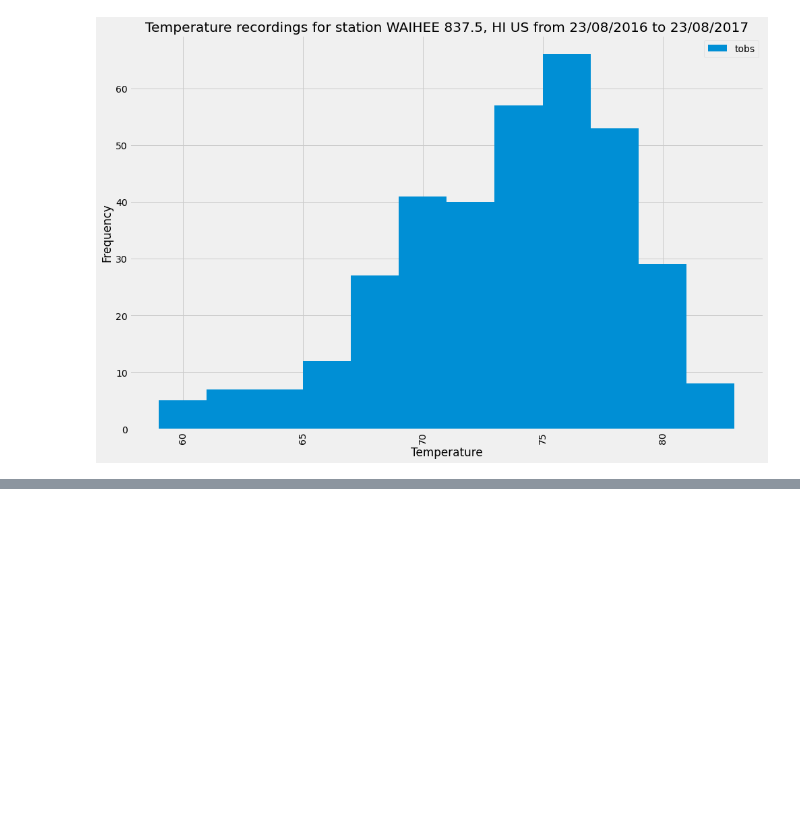
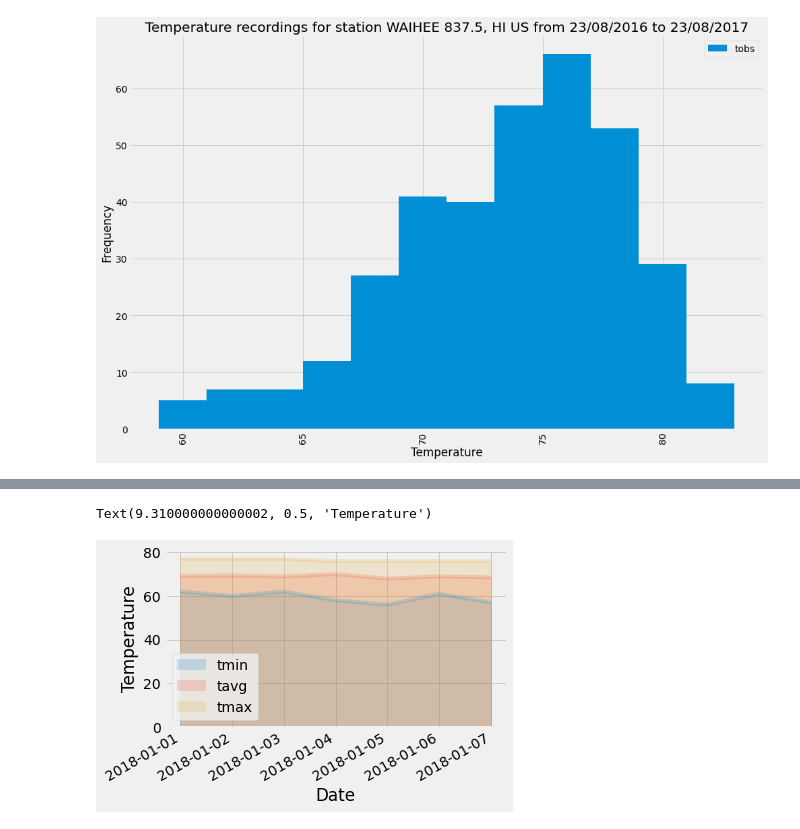
Before and after one commit to catherinesloan/sqlalchemy-challenge, a Jupyter notebook: climate_analysis.ipynb, the cells around one changed output, grey strips where cells are left out. Saved outputs shown, nothing was run; the diff lists cells and outputs as text; code cells hidden in the pictures; blank space fills up the shorter version.

Commit message:
pushing up bonus

```diff
--- a/climate_analysis.ipynb
+++ b/climate_analysis.ipynb
@@ -442,11 +622,19 @@ daily_normals("01-01")
 # %%
-# calculate the daily normals for your trip
-# push each tuple of calculations into a list called `normals`
+# Calculating the daily normals - pushing each tuple of calculations into a list called `normals`
 
 # Set the start and end date of the trip
+trip_start = '2018-01-01'
+trip_end = '2018-01-07'
 
-# Use the start and end date to create a range of dates
+# Using the start and end date to create a range of dates
+trip_dates = pd.date_range(trip_start, trip_end, freq='D')
 
-# Stip off the year and save a list of %m-%d strings
+# Saving a list of %m-%d strings
+trip_month_day = trip_dates.strftime('%m-%d')
 
-# Loop through the list of %m-%d strings and calculate the normals for each date
+# Looping through the list of %m-%d strings and calculating the normals for each date
+normals = []
+for date in trip_month_day:
+    normals.append(*daily_normals(date))
+
+normals
@@ -453,2 +649,6 @@ daily_normals("01-01")
 # %%
-# Load the previous query results into a Pandas DataFrame and add the `trip_dates` range as the `date` index
+# Loading the previous query results into a Pandas DataFrame and adding the `trip_dates` range as the `date` index
+df = pd.DataFrame(normals, columns=['tmin', 'tavg', 'tmax'])
+df['date'] = trip_dates
+df.set_index(['date'],inplace=True)
+df.head()
@@ -455,2 +663,9 @@ daily_normals("01-01")
 # %%
-# Plot the daily normals as an area plot with `stacked=False`
+ # Plotting the daily normals as an area plot with `stacked=False`
+df.plot(kind='area', stacked=False, x_compat=True, alpha=.2)
+plt.tight_layout()
+plt.xlabel("Date")
+plt.ylabel("Temperature")
+# %% [output]
+Text(9.310000000000002, 0.5, 'Temperature')
+[figure, added]
```
Also changed, not shown: parts of 37 cells of this notebook.
